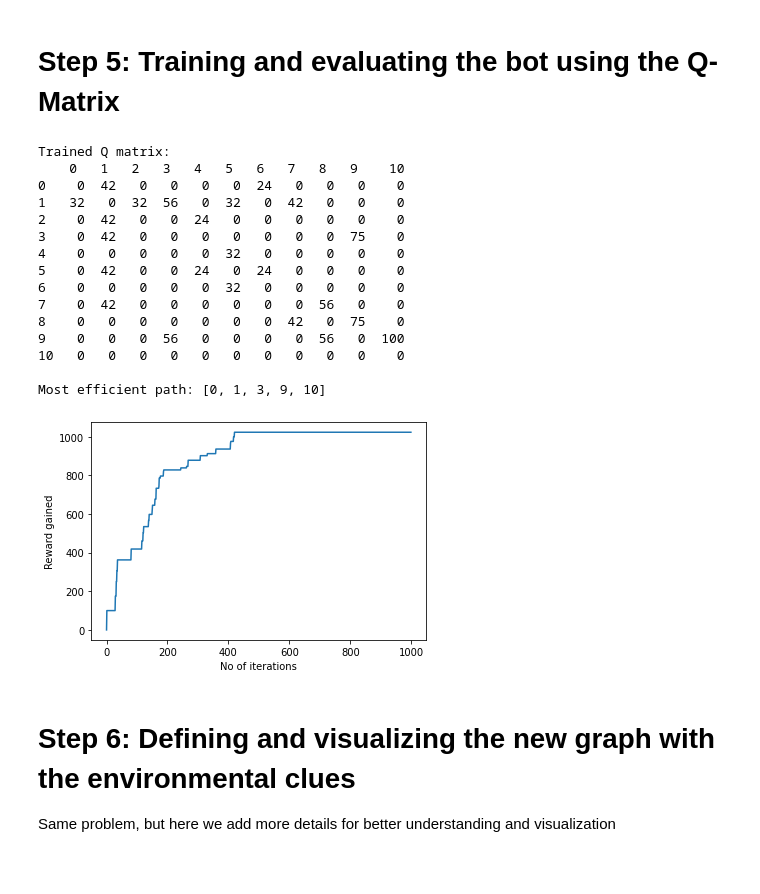
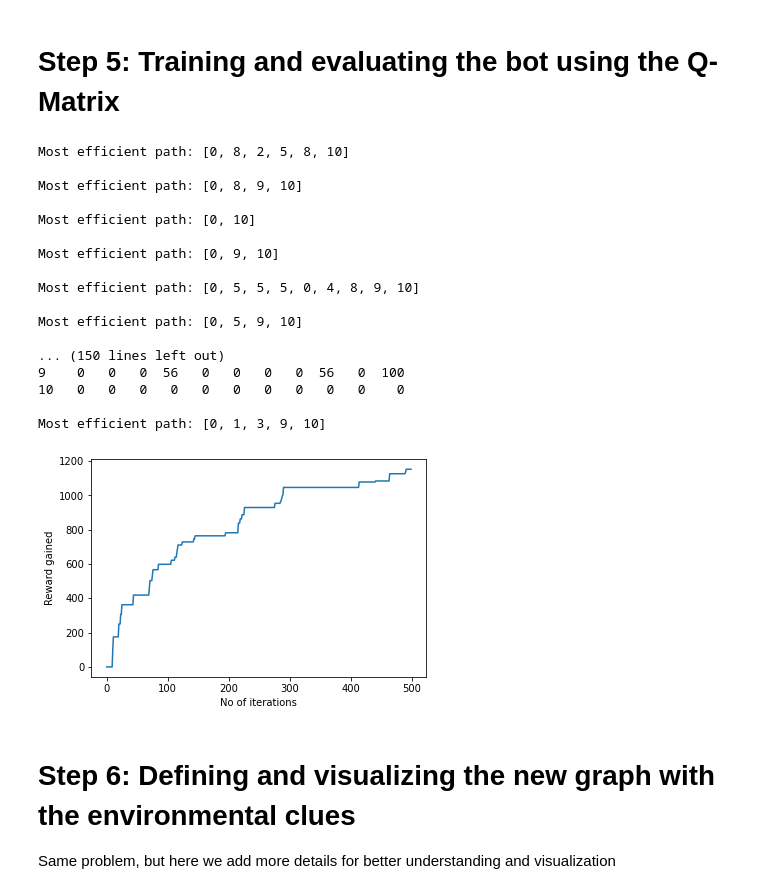
Before and after one commit to featherineaugustus/Reinforcement-Learning---Graph-Traversal, a Jupyter notebook: Graph Traversal.ipynb, the cells around one changed output. Cells and saved outputs as stored; diff of their text form; code cells hidden in the pictures; blank space fills up the shorter version.

```diff
--- a/Graph Traversal.ipynb
+++ b/Graph Traversal.ipynb
@@ -159,48 +159,51 @@ scores = []
 
 
 current_state = 0
-for i in range(1000):
+for i in range(500):
     #current_state = np.random.randint(0, int(Q.shape[0]))
     # Restart
     if current_state == 10:
+        find_optimal_path(Q, 0, 10)
         current_state = 0
 
     available_action = available_actions(current_state)
     action = sample_next_action(available_action)
     (Q, score, new_state) = update(Q, current_state, action, gamma)
     scores.append(score)
     current_state = new_state
 
 # View the trained Q matrix
 print('Trained Q matrix:')
 output = np.round(Q / np.max(Q)*100, 0)
 print(pd.DataFrame(output.astype(int), columns=list(range(11))))
 
 # Find optimal path
 find_optimal_path(Q, 0, 10)
 
 # Plot reward gained over iteration
 plt.plot(scores)
 plt.xlabel('No of iterations')
 plt.ylabel('Reward gained')
 plt.show()
 # %% [output]
-Trained Q matrix:
-    0   1   2   3   4   5   6   7   8   9    10
-0    0  42   0   0   0   0  24   0   0   0    0
-1   32   0  32  56   0  32   0  42   0   0    0
-2    0  42   0   0  24   0   0   0   0   0    0
-3    0  42   0   0   0   0   0   0   0  75    0
-4    0   0   0   0   0  32   0   0   0   0    0
-5    0  42   0   0  24   0  24   0   0   0    0
-6    0   0   0   0   0  32   0   0   0   0    0
-7    0  42   0   0   0   0   0   0  56   0    0
-8    0   0   0   0   0   0   0  42   0  75    0
+Most efficient path: [0, 8, 2, 5, 8, 10]
+
+Most efficient path: [0, 8, 9, 10]
+
+Most efficient path: [0, 10]
+
+Most efficient path: [0, 9, 10]
+
+Most efficient path: [0, 5, 5, 5, 0, 4, 8, 9, 10]
+
+Most efficient path: [0, 5, 9, 10]
+
+... (150 lines left out)
 9    0   0   0  56   0   0   0   0  56   0  100
 10   0   0   0   0   0   0   0   0   0   0    0
 
 Most efficient path: [0, 1, 3, 9, 10]
-[figure, old version]
+[figure, new version]
 # %% [markdown]
 # Step 6: Defining and visualizing the new graph with the environmental clues
 Same problem, but here we add more details for better understanding and visualization
```
Also changed, not shown: parts of 1 cell of this notebook.
